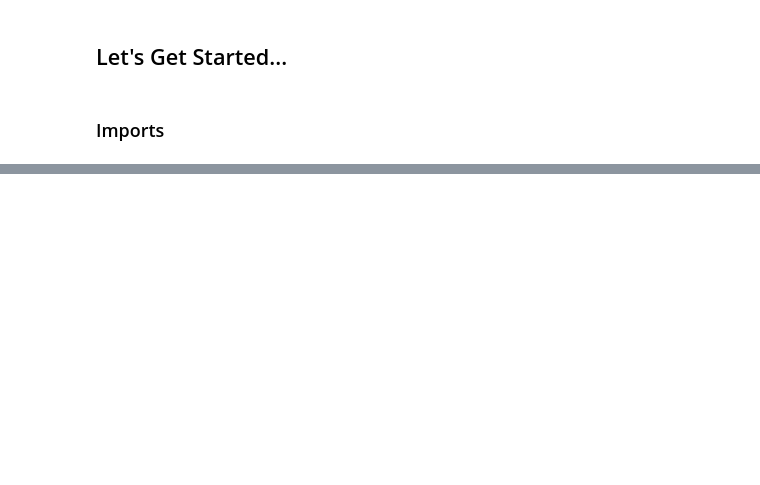
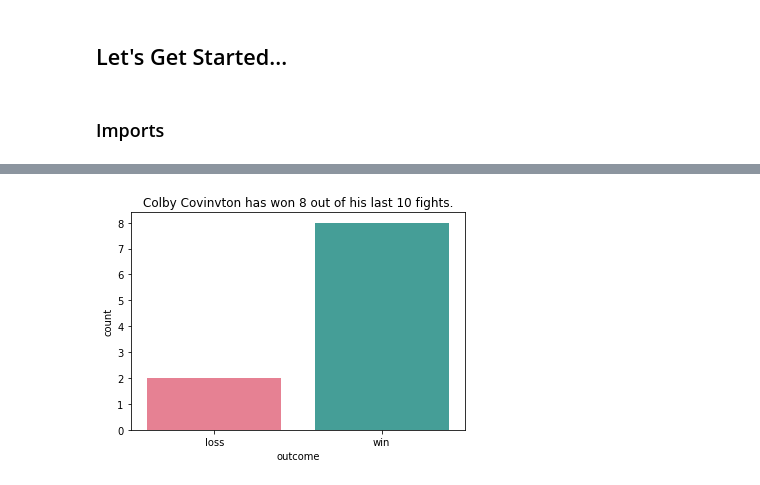
Before and after one commit to chloerwhitaker/UFC-Project, a Jupyter notebook: Final_UFC_Fight_Card_Predictor.ipynb, the cells around one changed output, grey strips where cells are left out. Drawn from its saved outputs; the diff is of its cells as text; code cells hidden in the pictures; blank space fills up the shorter version.

```diff
--- a/Final_UFC_Fight_Card_Predictor.ipynb
+++ b/Final_UFC_Fight_Card_Predictor.ipynb
@@ -26,0 +186,2 @@ For this particular project we will be looking at UFC 272 PPV - Colby Covington
+# %%
+colby_diff = get_colby()
@@ -26,0 +200,6 @@ For this particular project we will be looking at UFC 272 PPV - Colby Covington
+# %%
+sns.countplot(x="outcome", data=colby_diff, palette="husl");
+plt.title("Colby Covinvton has won 8 out of his last 10 fights.")
+plt.show()
+# %% [output]
+[figure, added]
```
Also changed, not shown: parts of 87 cells of this notebook.
